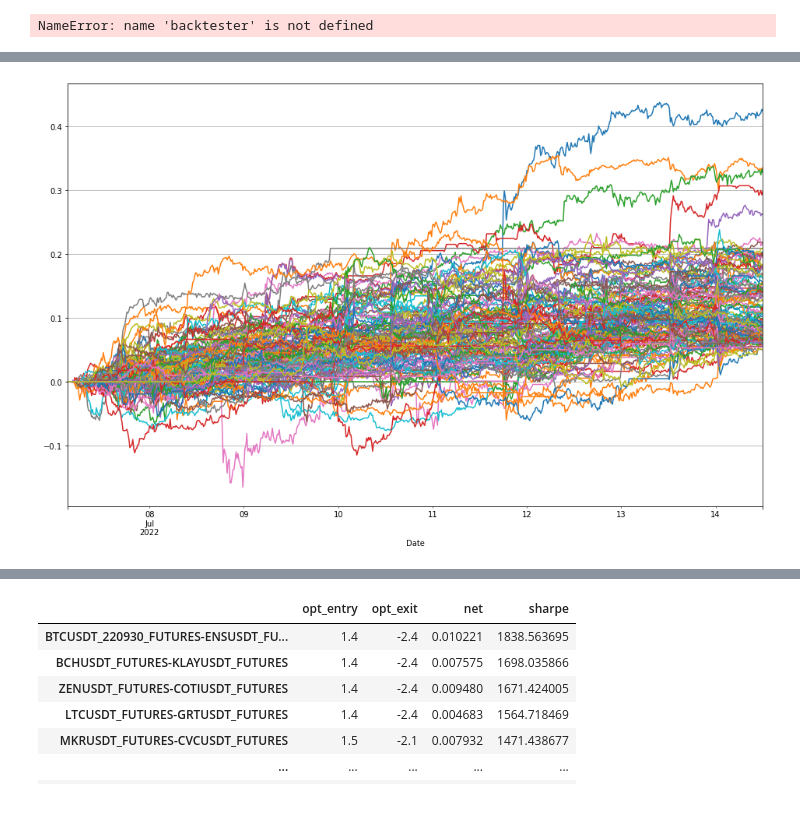
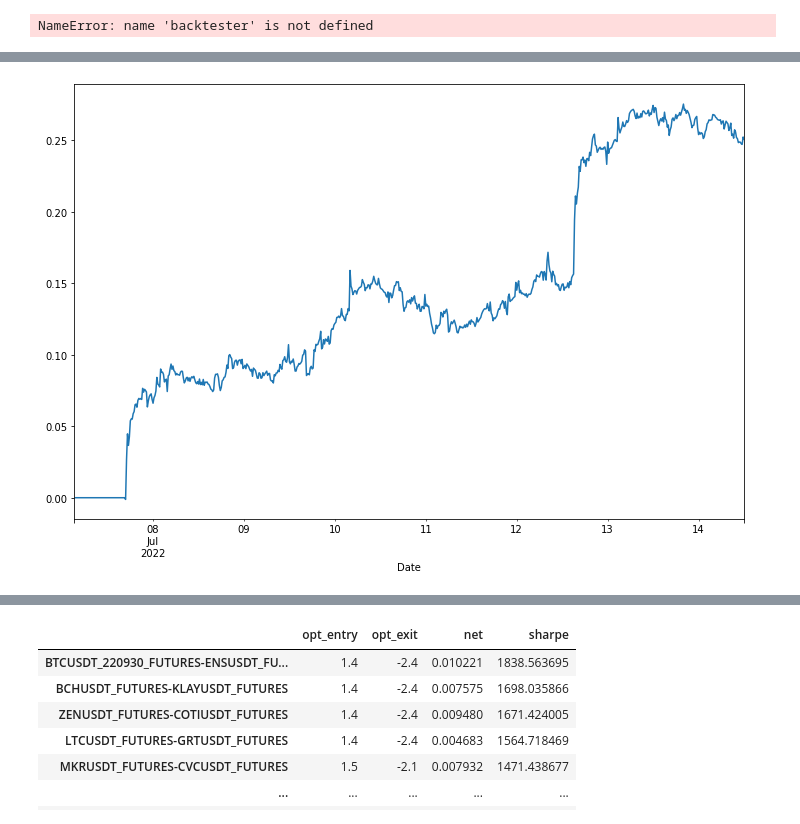
Before and after one commit to mscbr/algo_pairs, a Jupyter notebook: class_modules.ipynb, the cells around one changed output, grey strips where cells are left out. Cells and saved outputs as stored; diff of their text form; code cells hidden in the pictures.

```diff
--- a/class_modules.ipynb
+++ b/class_modules.ipynb
@@ -635,7 +780,7 @@ for str_pair in str_pairs:
 import warnings
 warnings.filterwarnings('ignore')
 
-backtester = Backtester(pairs=pairs, raw_data_dir="Binance_Historical_15m_FUTURES_20_days_2022-07-14T12:00:43", opt_data_file=None, data_interval="15m", tc=0.0006)
+backtester = Backtester(pairs=pairs, raw_data_dir="Binance_Historical_15m_FUTURES_20_days_2022-07-14T12:00:43", opt_data_file="processed_data/opt_overview_15m_net_temp2022-08-08T23:56:05.csv", data_interval="15m", tc=0.0006)
 # %%
 len(backtester.pairs)
 # %% [output]
@@ -704,2 +823,0 @@ opt_pairs
-# %%
-backtester.pairs = opt_pairs
@@ -734,6 +939,5 @@ NameError: name 'backtester' is not defined
 # %%
-backtester.pairs_results.plot(figsize=(16,10), legend=False)
-plt.grid()
+backtester.pair_results.net.plot(figsize=(12,8))
 plt.show()
 # %% [output]
-[figure, old version]
+[figure, new version]
```
Also changed, not shown: parts of 18 cells of this notebook.
